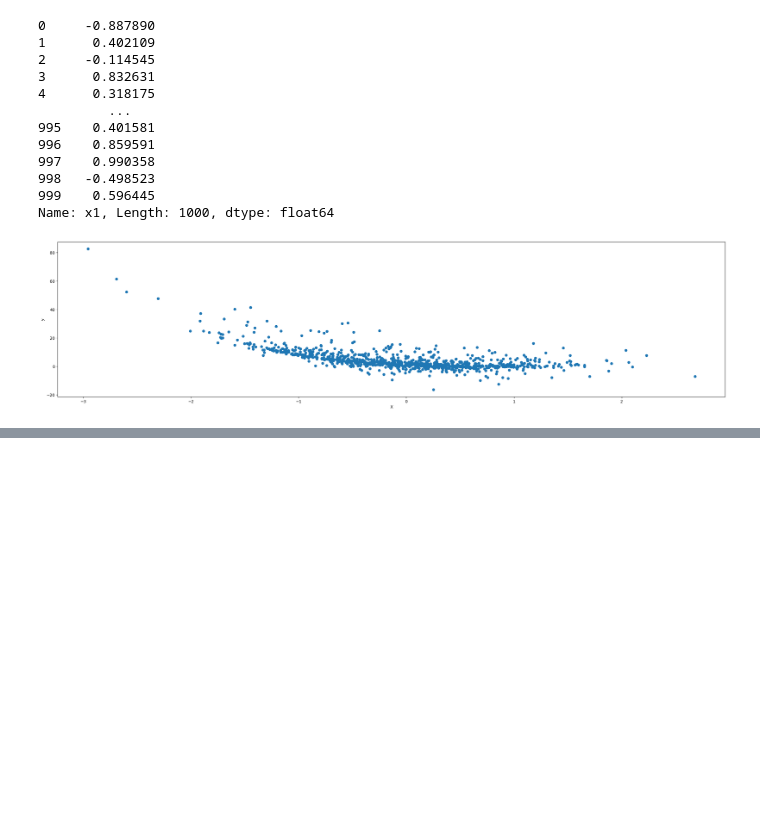
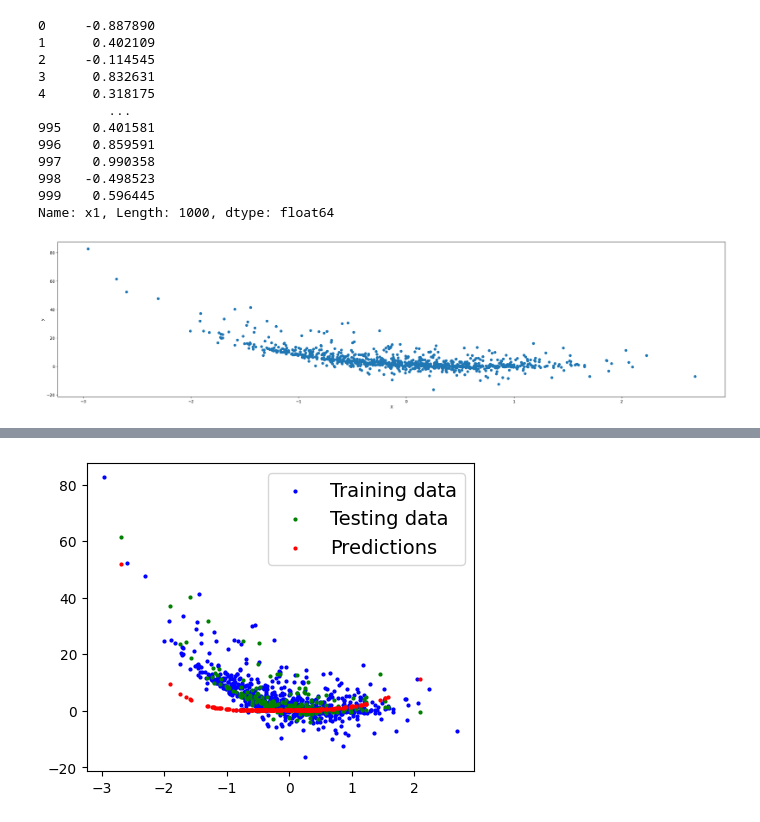
Before and after one commit to MuhammadTarek10/ML-DL, a Jupyter notebook: ml-dl-intro/tasks/poly.ipynb, the cells around one changed output, grey strips where cells are left out. Cells and saved outputs as stored; diff of their text form; code cells hidden in the pictures; blank space fills up the shorter version.

```diff
--- a/ml-dl-intro/tasks/poly.ipynb
+++ b/ml-dl-intro/tasks/poly.ipynb
@@ -50,0 +252,8 @@ plt.show()
+# %%
+def predict(model_1, X):
+    with torch.inference_mode():
+        y_preds = model_1(X)
+        return y_preds
+# %%
+y_preds = predict(model_1, X_test)
+y_preds
@@ -50,0 +278,10 @@ plt.show()
+# %%
+plot_predictions(
+    train_data=X_train,
+    train_labels=y_train,
+    test_data=X_test,
+    test_labels=y_test,
+    predictions=y_preds,
+)
+# %% [output]
+[figure, added]
```
Also changed, not shown: parts of 92 cells of this notebook.
